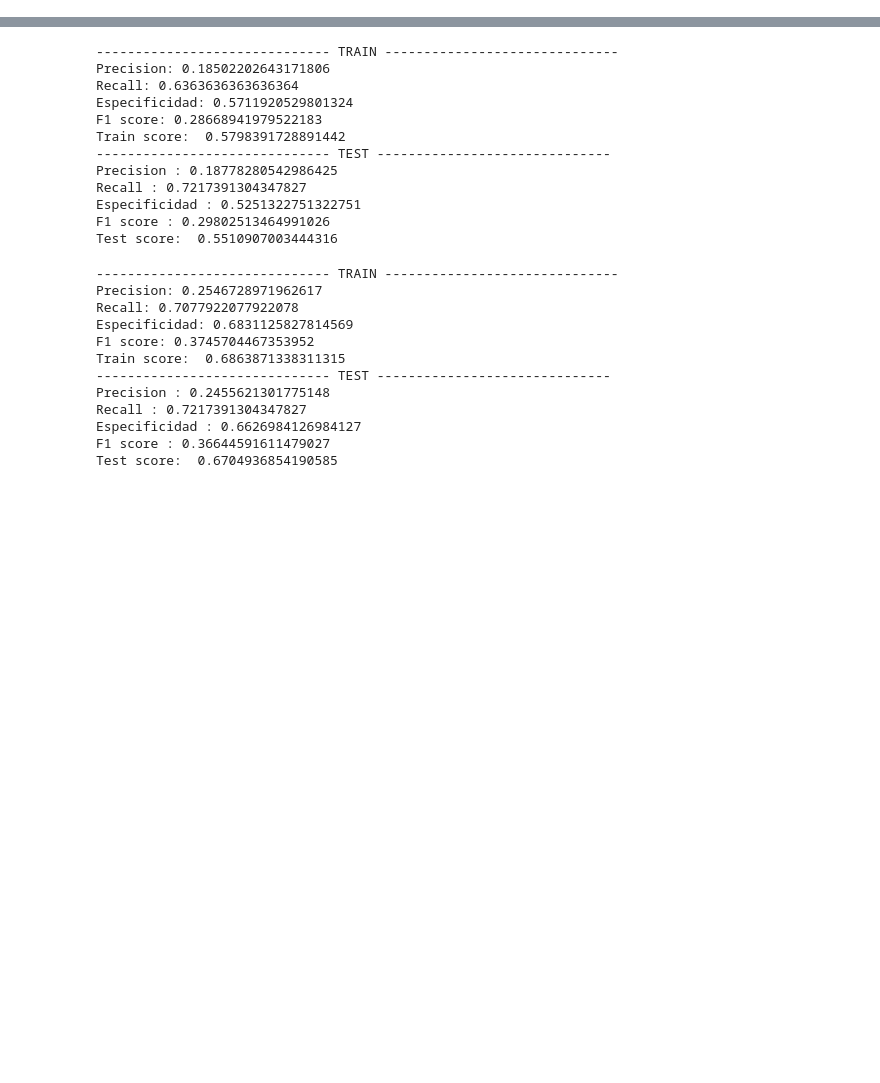
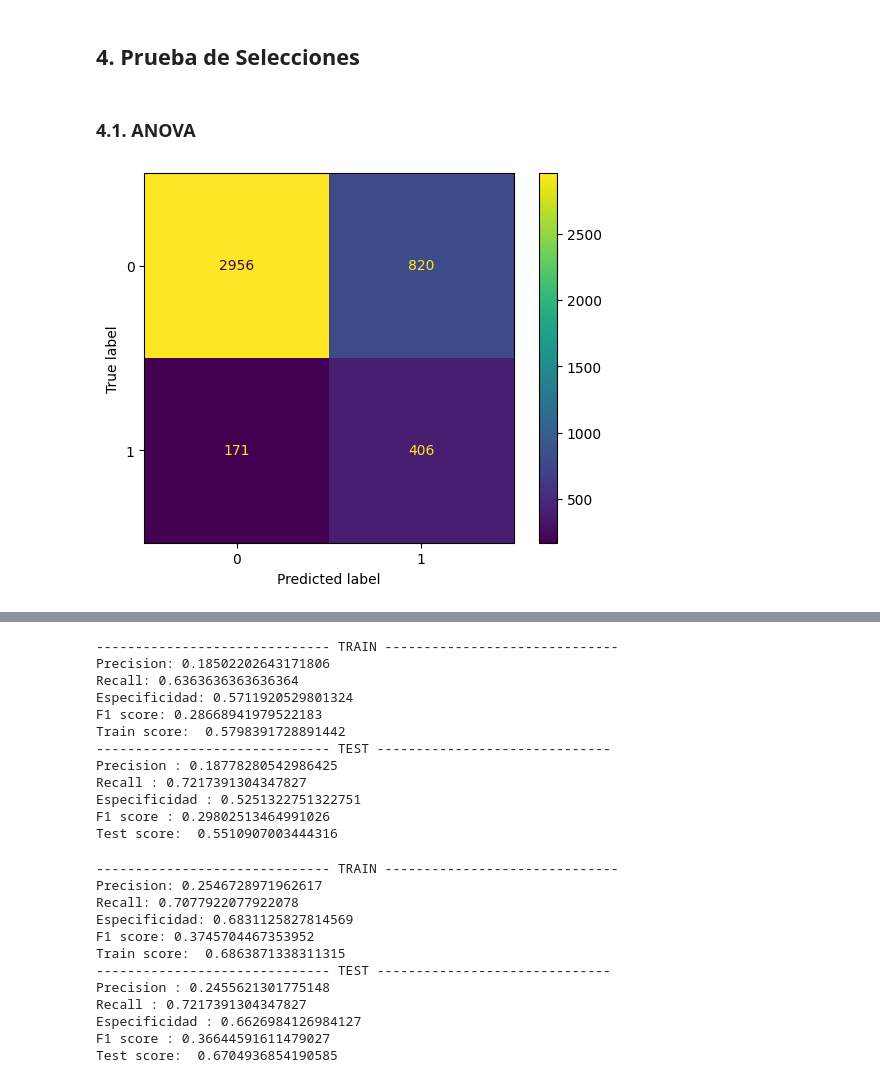
Before and after one commit to AlexanderBedoyaC/prediccion_abandono_empleo, a Jupyter notebook: f. Selección de Variables.ipynb, the cells around one changed output, grey strips where cells are left out. Cells and saved outputs as stored; diff of their text form; code cells hidden in the pictures; blank space fills up the shorter version.

Commit message:
Selección de variables - comparación de modelos

```diff
--- a/f. Selección de Variables.ipynb
+++ b/f. Selección de Variables.ipynb
@@ -86 +85,6 @@ memory usage: 642.0+ KB
+# %%
+columns_transformed = transformer.get_feature_names_out(df_no_trans.columns)
+# %%
+df2 = pd.DataFrame(df_transformado, columns = columns_transformed)
+df2['target'] = df['Attrition'].replace({'Sí':1, 'No':0})
 # %% [markdown]
@@ -88,2 +91,0 @@ memory usage: 642.0+ KB
-# %%
-df2.target.replace({'Sí':1, 'No':0}, inplace=True)
@@ -334,0 +273,10 @@ Test score:  0.669345579793341
+# %%
+# Selector de variables con Gradient Boosting
+sel_ = SelectFromModel(GradientBoostingClassifier(n_estimators = 300, random_state=24))
+sel_.fit(X, y)
+print(sel_.estimator_.feature_importances_)
+#Obtener variables seleccionadas
+X_new = sel_.get_support()
+
+df_gb = X.iloc[:,X_new]
+df_gb.head()
@@ -334,0 +299,4 @@ Test score:  0.669345579793341
+# %% [markdown]
+## 4. Prueba de Selecciones
+# %% [markdown]
+### 4.1. ANOVA
@@ -334,0 +343,15 @@ Test score:  0.669345579793341
+# %%
+import matplotlib.pyplot as plt
+from sklearn.metrics import accuracy_score, confusion_matrix, ConfusionMatrixDisplay
+from sklearn.tree import DecisionTreeClassifier, plot_tree
+dt = DecisionTreeClassifier(class_weight='balanced', random_state=42, max_depth = 5)
+dt.fit(df_anova, y)
+pred = dt.predict(df_anova)
+accuracy_score(pred, y)
+mc = confusion_matrix(y, pred)
+
+cm1_display = ConfusionMatrixDisplay(confusion_matrix = mc)
+cm1_display.plot()
+plt.show()
+# %% [output]
+[figure, added]
```
Also changed, not shown: parts of 65 cells of this notebook, 5 other files.
